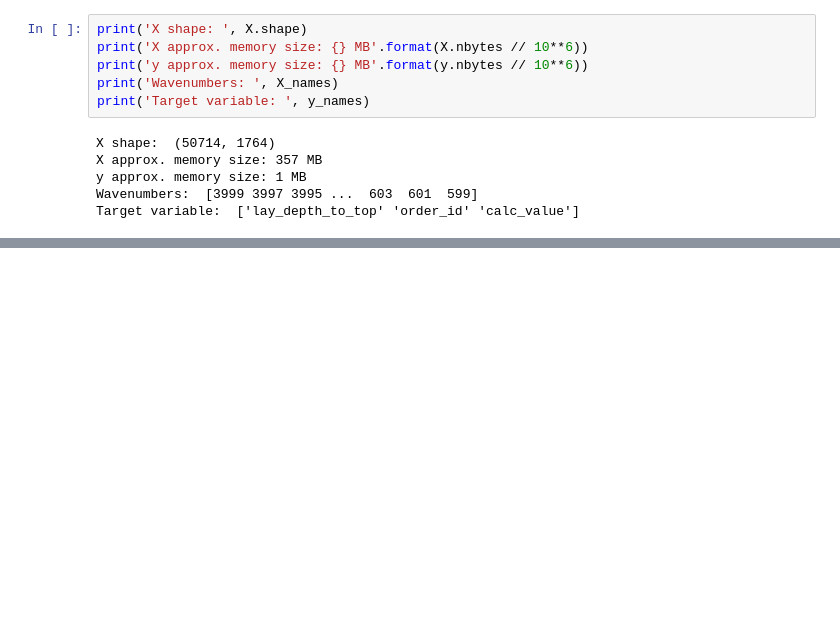
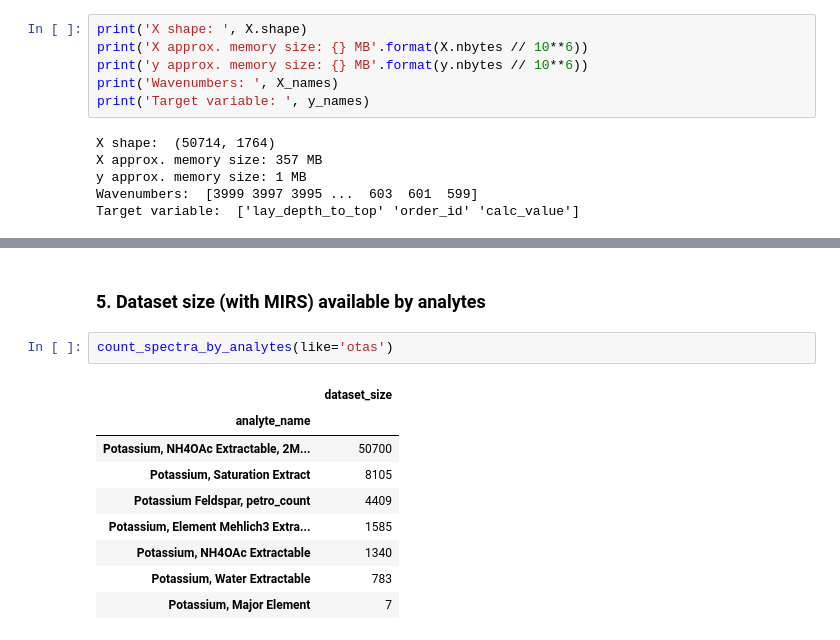
Before and after one commit to franckalbinet/spectrai, a Jupyter notebook: examples/data_loading/loading-kssl-dataset.ipynb, the cells around one changed output, grey strips where cells are left out. Cells and saved outputs as stored; diff of their text form; blank space fills up the shorter version.

```diff
--- a/examples/data_loading/loading-kssl-dataset.ipynb
+++ b/examples/data_loading/loading-kssl-dataset.ipynb
@@ -68,0 +77,14 @@ plot_spectra(X, X_names, sample=20)
+# %% [markdown]
+### 5. Dataset size (with MIRS)  available by analytes
+# %%
+count_spectra_by_analytes(like='otas')
+# %% [output]
+|  | dataset_size |
+| analyte_name |  |
+| Potassium, NH4OAc Extractable, 2M... | 50700 |
+| Potassium, Saturation Extract | 8105 |
+| Potassium Feldspar, petro_count | 4409 |
+| Potassium, Element Mehlich3 Extra... | 1585 |
+| Potassium, NH4OAc Extractable | 1340 |
+| Potassium, Water Extractable | 783 |
+| Potassium, Major Element | 7 |
```
Also changed, not shown: parts of 5 cells of this notebook, 1 other file.
